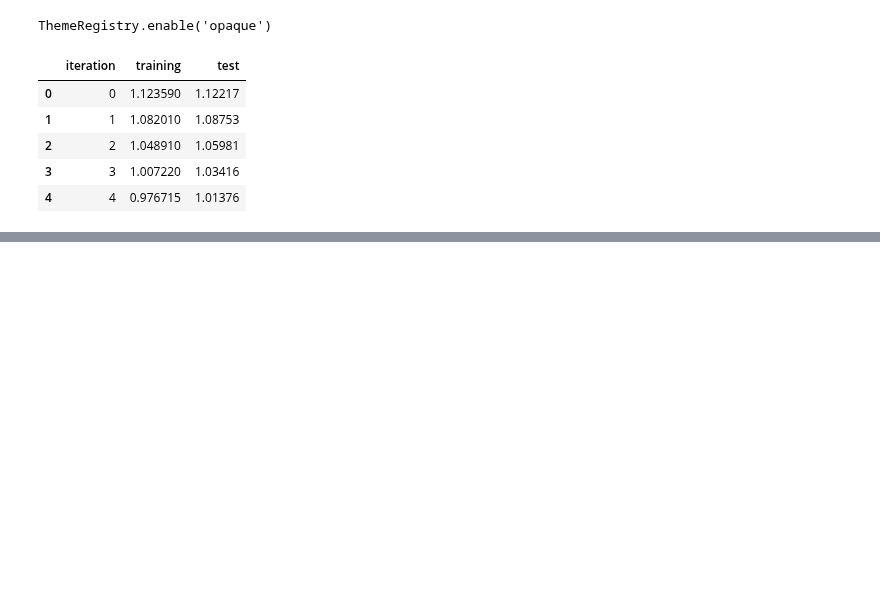
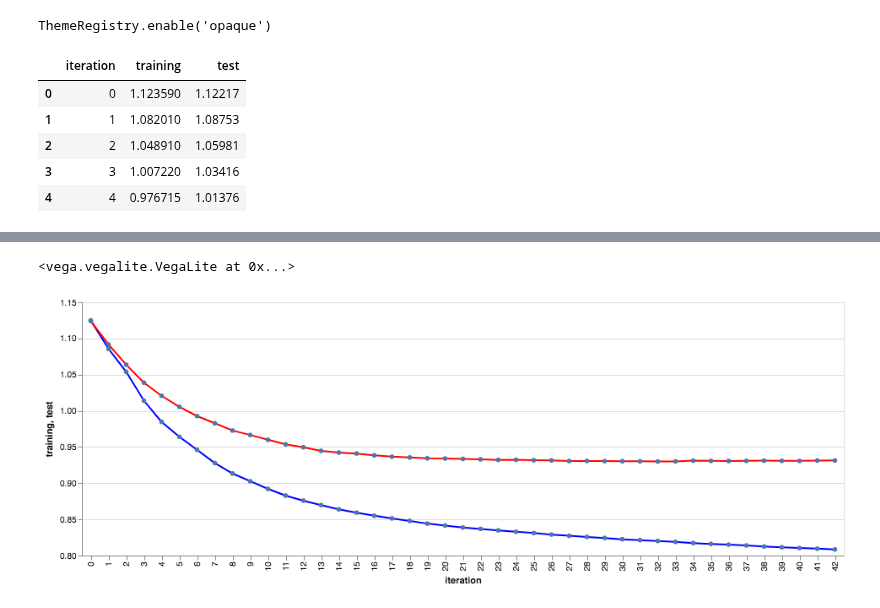
Before and after one commit to sarthakbatragatech/100-Days-of-ML, a Jupyter notebook: Hyperparameter-Tuning/Visualizing-Overfitting.ipynb, the cells around one changed output, grey strips where cells are left out. Drawn from its saved outputs; the diff is of its cells as text; code cells hidden in the pictures; blank space fills up the shorter version.

```diff
--- a/Hyperparameter-Tuning/Visualizing-Overfitting.ipynb
+++ b/Hyperparameter-Tuning/Visualizing-Overfitting.ipynb
@@ -19,3 +19,6 @@ depth_10.head()
 | 2 | 2 | 1.048910 | 1.05981 |
 | 3 | 3 | 1.007220 | 1.03416 |
 | 4 | 4 | 0.976715 | 1.01376 |
+# %%
+depth_9 = pd.read_csv('data/depth_9.csv')
+depth_9.head()
@@ -36,0 +59,17 @@ c1 + c2
+# %%
+c1 = alt.Chart(depth_9).mark_line(color='blue', point = True).encode(
+    alt.X('iteration:N'),
+    alt.Y('training:Q', scale=alt.Scale(zero=False)),
+    tooltip = ['training']
+)
+
+c2 = alt.Chart(depth_9).mark_line(color='red', point = True).encode(
+    alt.X('iteration:N'),
+    alt.Y('test:Q', scale=alt.Scale(zero=False)),
+    tooltip = ['test']
+)
+
+(c1 + c2).interactive()
+# %% [output]
+<vega.vegalite.VegaLite at 0x...>
+[figure, added]
```
Also changed, not shown: parts of 7 cells of this notebook, 1 other file.
